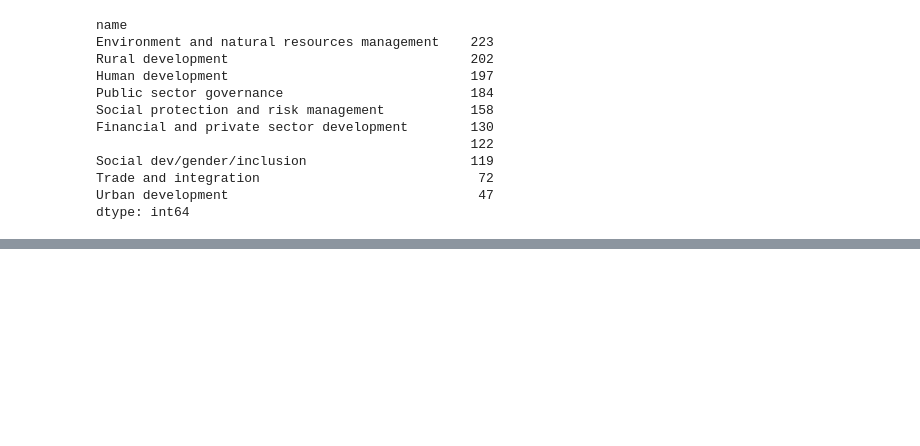
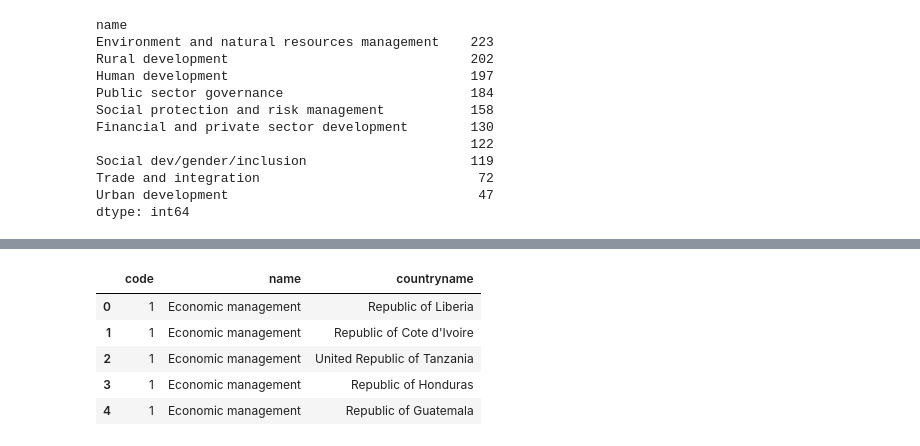
Before and after one commit to ch0ndawg/springboard, a Jupyter notebook: data_wrangling_json/sliderule_dsi_json_exercise.ipynb, the cells around one changed output, grey strips where cells are left out. Saved outputs shown, nothing was run; the diff lists cells and outputs as text; code cells hidden in the pictures; blank space fills up the shorter version.

```diff
--- a/data_wrangling_json/sliderule_dsi_json_exercise.ipynb
+++ b/data_wrangling_json/sliderule_dsi_json_exercise.ipynb
@@ -237,0 +295,10 @@ dtype: int64
+# %%
+new_tgs = tg_code_sort_2.fillna(method='bfill').reset_index()
+new_tgs.head()
+# %% [output]
+|  | code | name | countryname |
+| 0 | 1 | Economic management | Republic of Liberia |
+| 1 | 1 | Economic management | Republic of Cote d'Ivoire |
+| 2 | 1 | Economic management | United Republic of Tanzania |
+| 3 | 1 | Economic management | Republic of Honduras |
+| 4 | 1 | Economic management | Republic of Guatemala |
```
Also changed, not shown: parts of 6 cells of this notebook.
